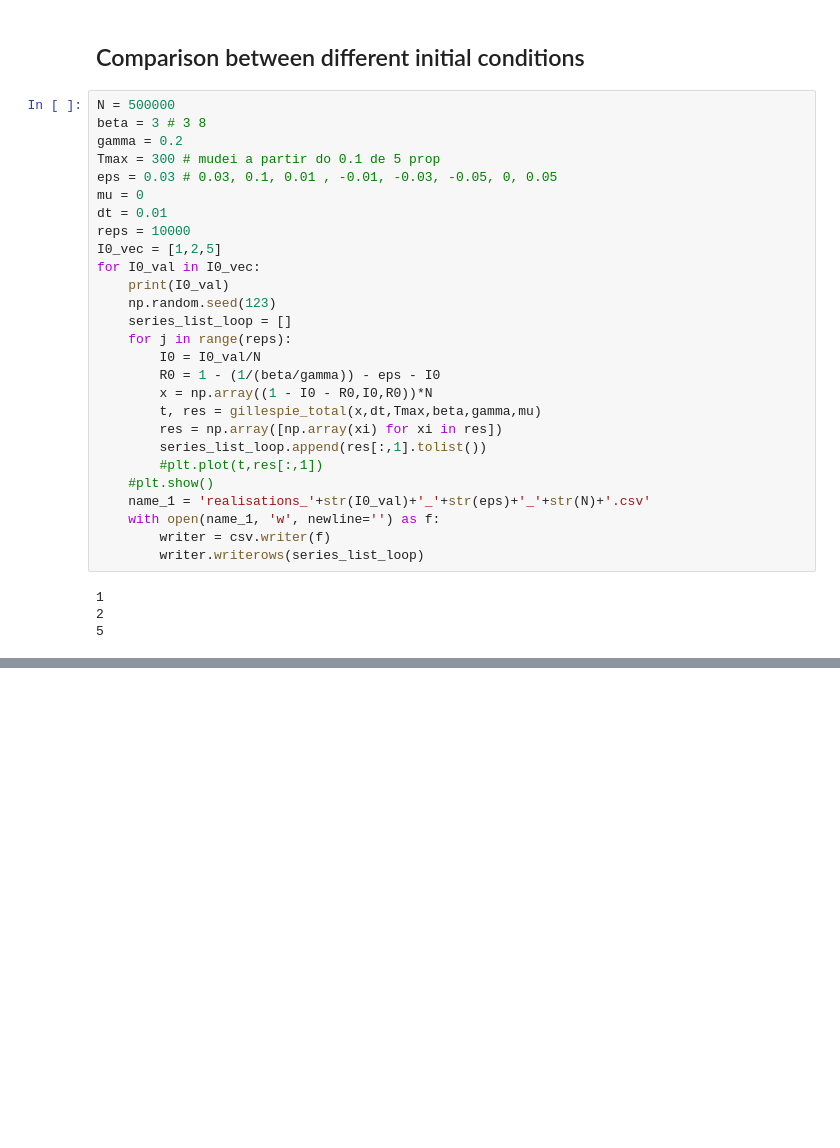
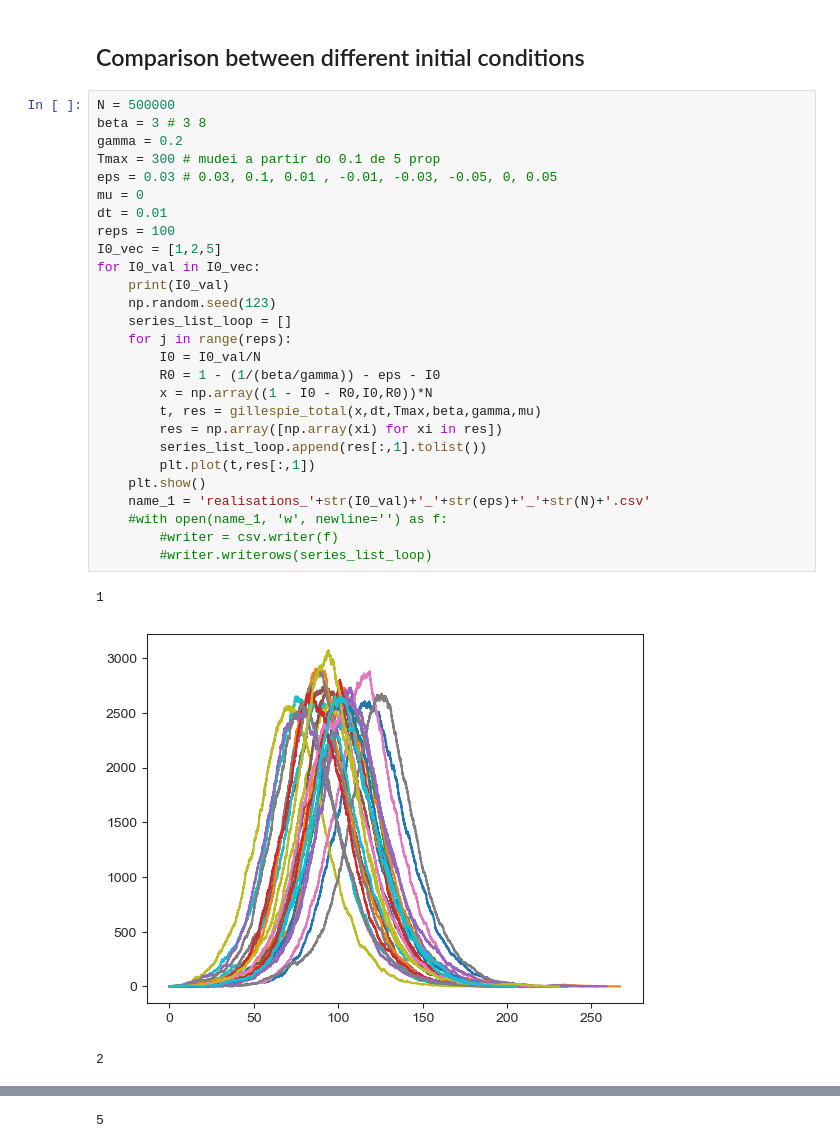
Before and after one commit to denisecammarota/HIT-dynamics, a Jupyter notebook: SIR_Gillespie_Tau_MEASLES.ipynb, the cells around one changed output, grey strips where cells are left out. Saved outputs shown, nothing was run; the diff lists cells and outputs as text; blank space fills up the shorter version.

Commit message:
update plots

```diff
--- a/SIR_Gillespie_Tau_MEASLES.ipynb
+++ b/SIR_Gillespie_Tau_MEASLES.ipynb
@@ -381,31 +381,31 @@ plt.plot(t,res[:,4])
 # %%
 N = 500000
 beta = 3 # 3 8
 gamma = 0.2
 Tmax = 300 # mudei a partir do 0.1 de 5 prop
 eps = 0.03 # 0.03, 0.1, 0.01 , -0.01, -0.03, -0.05, 0, 0.05
 mu = 0
 dt = 0.01
-reps = 10000
+reps = 100
 I0_vec = [1,2,5]
 for I0_val in I0_vec:
     print(I0_val)
     np.random.seed(123)
     series_list_loop = []
     for j in range(reps):
         I0 = I0_val/N
         R0 = 1 - (1/(beta/gamma)) - eps - I0
         x = np.array((1 - I0 - R0,I0,R0))*N
         t, res = gillespie_total(x,dt,Tmax,beta,gamma,mu)
         res = np.array([np.array(xi) for xi in res])
         series_list_loop.append(res[:,1].tolist())
-        #plt.plot(t,res[:,1])
-    #plt.show()
+        plt.plot(t,res[:,1])
+    plt.show()
     name_1 = 'realisations_'+str(I0_val)+'_'+str(eps)+'_'+str(N)+'.csv'
-    with open(name_1, 'w', newline='') as f:
-        writer = csv.writer(f)
-        writer.writerows(series_list_loop)
+    #with open(name_1, 'w', newline='') as f:
+        #writer = csv.writer(f)
+        #writer.writerows(series_list_loop)
 # %% [output]
 1
-2
-5
+[figure, added]
+2
@@ -411,0 +413 @@ for I0_val in I0_vec:
+5
```
Also changed, not shown: parts of 3 cells of this notebook, 4 other files.
